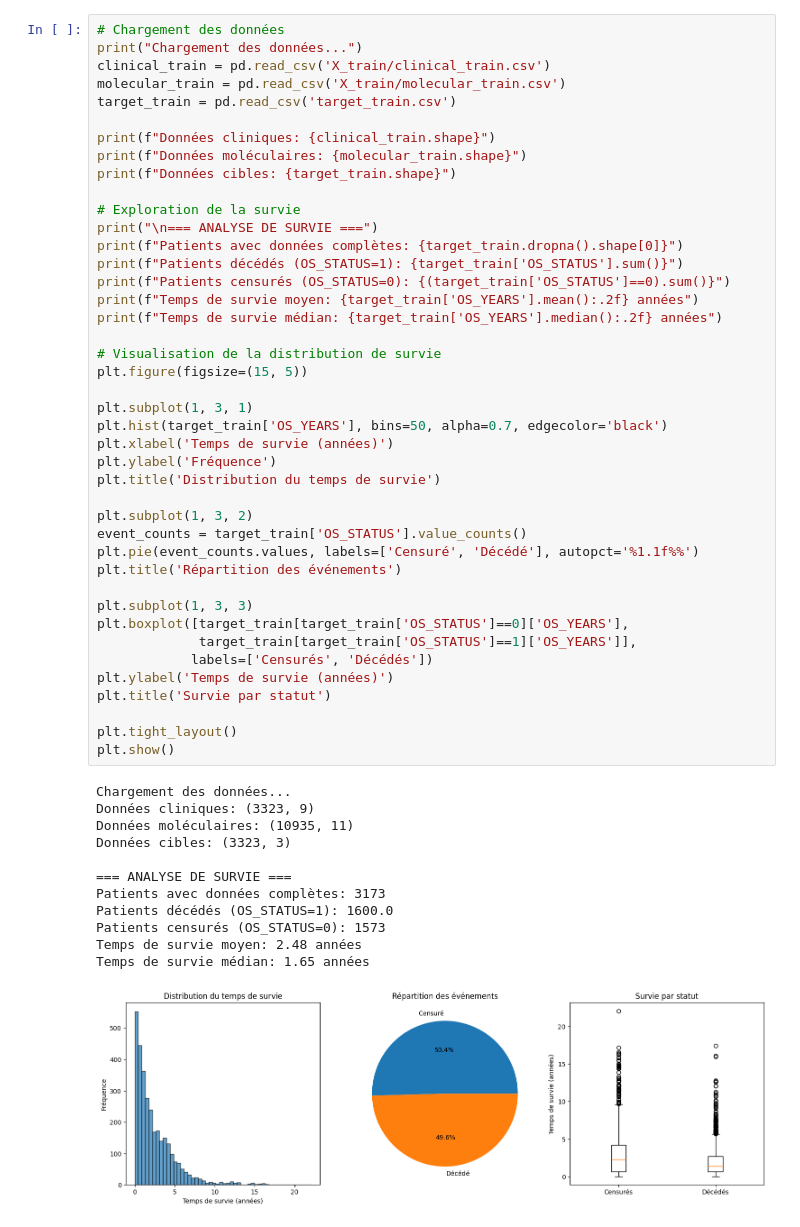
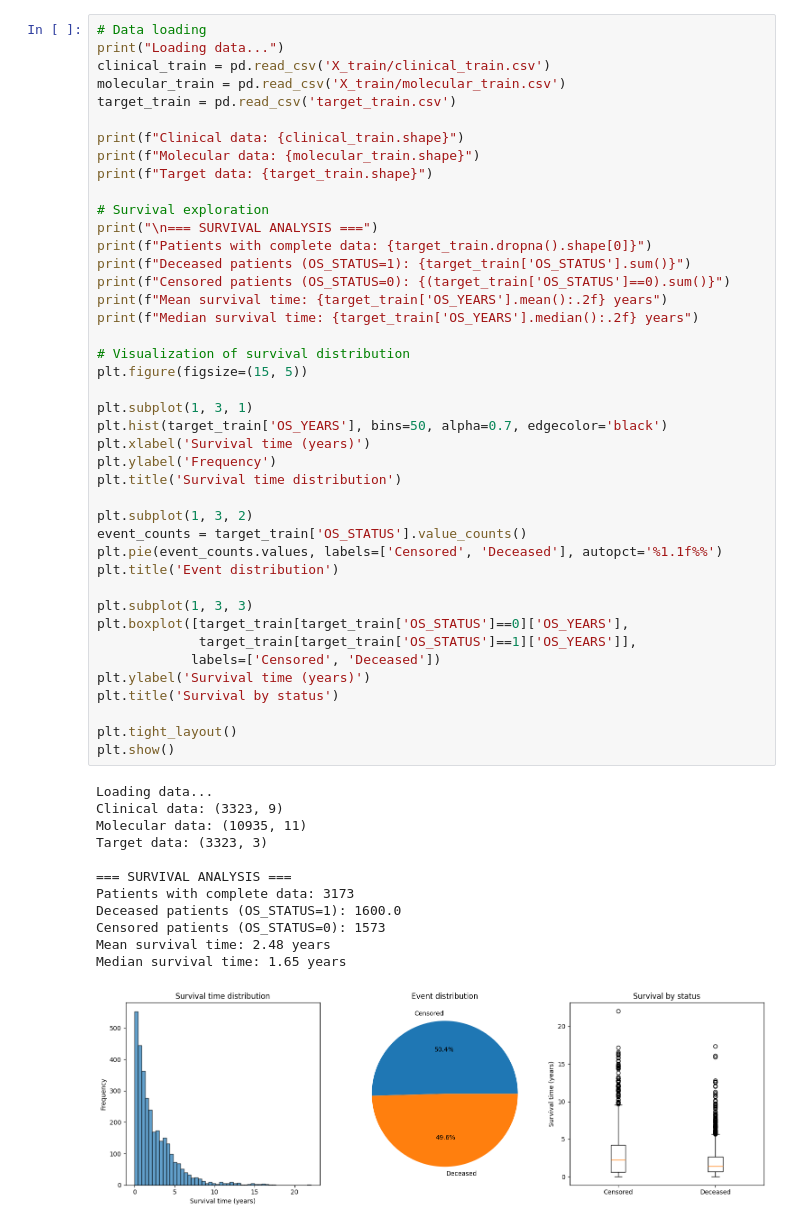
Before and after one commit to Utharushan/QRT-challenge, a Jupyter notebook: main.ipynb, the cells around one changed output. Drawn from its saved outputs; the diff is of its cells as text.

```diff
--- a/main.ipynb
+++ b/main.ipynb
@@ -98,56 +100,56 @@ Nous commençons par charger les données et effectuer une exploration approfond
 # %%
-# Chargement des données
-print("Chargement des données...")
+# Data loading
+print("Loading data...")
 clinical_train = pd.read_csv('X_train/clinical_train.csv')
 molecular_train = pd.read_csv('X_train/molecular_train.csv')
 target_train = pd.read_csv('target_train.csv')
 
-print(f"Données cliniques: {clinical_train.shape}")
-print(f"Données moléculaires: {molecular_train.shape}")
-print(f"Données cibles: {target_train.shape}")
+print(f"Clinical data: {clinical_train.shape}")
+print(f"Molecular data: {molecular_train.shape}")
+print(f"Target data: {target_train.shape}")
 
-# Exploration de la survie
-print("\n=== ANALYSE DE SURVIE ===")
-print(f"Patients avec données complètes: {target_train.dropna().shape[0]}")
-print(f"Patients décédés (OS_STATUS=1): {target_train['OS_STATUS'].sum()}")
-print(f"Patients censurés (OS_STATUS=0): {(target_train['OS_STATUS']==0).sum()}")
-print(f"Temps de survie moyen: {target_train['OS_YEARS'].mean():.2f} années")
-print(f"Temps de survie médian: {target_train['OS_YEARS'].median():.2f} années")
+# Survival exploration
+print("\n=== SURVIVAL ANALYSIS ===")
+print(f"Patients with complete data: {target_train.dropna().shape[0]}")
+print(f"Deceased patients (OS_STATUS=1): {target_train['OS_STATUS'].sum()}")
+print(f"Censored patients (OS_STATUS=0): {(target_train['OS_STATUS']==0).sum()}")
+print(f"Mean survival time: {target_train['OS_YEARS'].mean():.2f} years")
+print(f"Median survival time: {target_train['OS_YEARS'].median():.2f} years")
 
-# Visualisation de la distribution de survie
+# Visualization of survival distribution
 plt.figure(figsize=(15, 5))
 
 plt.subplot(1, 3, 1)
 plt.hist(target_train['OS_YEARS'], bins=50, alpha=0.7, edgecolor='black')
-plt.xlabel('Temps de survie (années)')
-plt.ylabel('Fréquence')
-plt.title('Distribution du temps de survie')
+plt.xlabel('Survival time (years)')
+plt.ylabel('Frequency')
+plt.title('Survival time distribution')
 
 plt.subplot(1, 3, 2)
 event_counts = target_train['OS_STATUS'].value_counts()
-plt.pie(event_counts.values, labels=['Censuré', 'Décédé'], autopct='%1.1f%%')
-plt.title('Répartition des événements')
+plt.pie(event_counts.values, labels=['Censored', 'Deceased'], autopct='%1.1f%%')
+plt.title('Event distribution')
 
 plt.subplot(1, 3, 3)
 plt.boxplot([target_train[target_train['OS_STATUS']==0]['OS_YEARS'],
              target_train[target_train['OS_STATUS']==1]['OS_YEARS']],
-            labels=['Censurés', 'Décédés'])
-plt.ylabel('Temps de survie (années)')
-plt.title('Survie par statut')
+            labels=['Censored', 'Deceased'])
+plt.ylabel('Survival time (years)')
+plt.title('Survival by status')
 
 plt.tight_layout()
 plt.show()
 # %% [output]
-Chargement des données...
-Données cliniques: (3323, 9)
-Données moléculaires: (10935, 11)
-Données cibles: (3323, 3)
+Loading data...
+Clinical data: (3323, 9)
+Molecular data: (10935, 11)
+Target data: (3323, 3)
 
-=== ANALYSE DE SURVIE ===
-Patients avec données complètes: 3173
-Patients décédés (OS_STATUS=1): 1600.0
-Patients censurés (OS_STATUS=0): 1573
-Temps de survie moyen: 2.48 années
-Temps de survie médian: 1.65 années
+=== SURVIVAL ANALYSIS ===
+Patients with complete data: 3173
+Deceased patients (OS_STATUS=1): 1600.0
+Censored patients (OS_STATUS=0): 1573
+Mean survival time: 2.48 years
+Median survival time: 1.65 years
-[figure, old version]
+[figure, new version]
 # %% [markdown]
```
Also changed, not shown: parts of 22 cells of this notebook, 2 other files.
